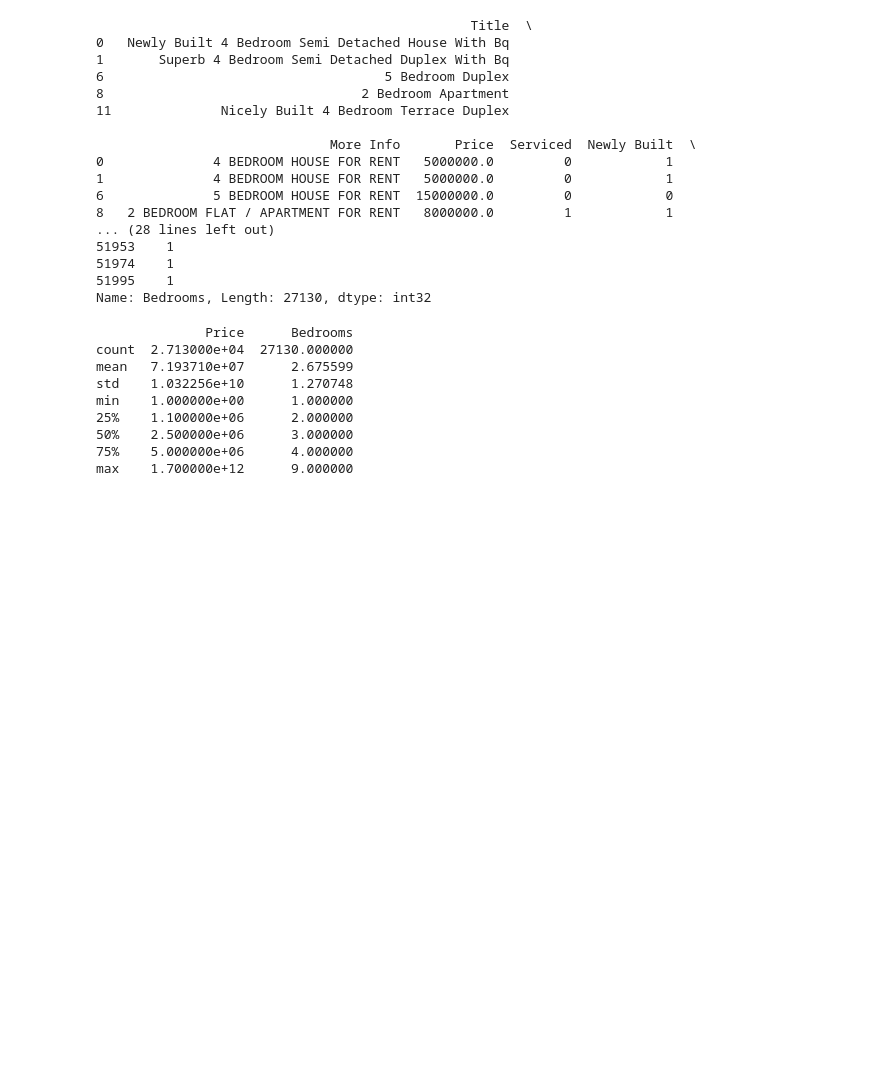
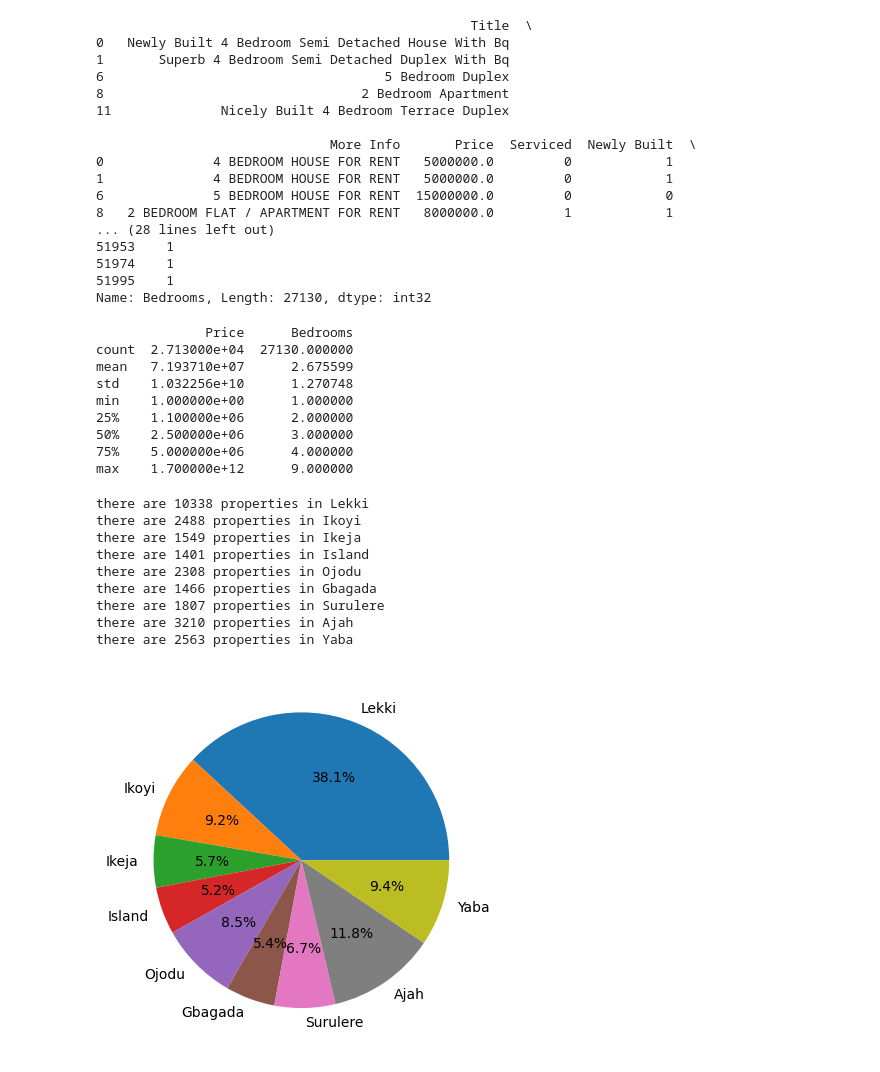
Before and after one commit to goodnessezichioum/LagosRentalAnalysis, a Jupyter notebook: rent_analysis.ipynb, the cells around one changed output. Drawn from its saved outputs; the diff is of its cells as text; code cells hidden in the pictures; blank space fills up the shorter version.

```diff
--- a/rent_analysis.ipynb
+++ b/rent_analysis.ipynb
@@ -89,3 +89,34 @@ max    1.700000e+12      9.000000
 # %%
 # get a list of unique cities as this will be used later on
 cities = df['City'].unique().tolist()
+# %%
+# let's see a chart of the available properties by cities
+
+
+# create a function to plot pie charts
+def plot_pie_chart(data, label):
+    fig, ax = plt.subplots()
+    ax.pie(data, labels=label, autopct='%1.1f%%')
+    plt.show()
+    return
+
+
+properties_in_city = []
+for city in cities:
+    df_by_city = df.loc[df.City == city]
+    num_of_properties = len(df_by_city)
+    properties_in_city.append(num_of_properties)
+    print('there are ' + str(num_of_properties) + " properties in " + city)
+
+plot_pie_chart(properties_in_city, cities)
+# %% [output]
+there are 10338 properties in Lekki
+there are 2488 properties in Ikoyi
+there are 1549 properties in Ikeja
+there are 1401 properties in Island
+there are 2308 properties in Ojodu
+there are 1466 properties in Gbagada
+there are 1807 properties in Surulere
+there are 3210 properties in Ajah
+there are 2563 properties in Yaba
+[figure, added]
```
Also changed, not shown: parts of 2 cells of this notebook.
